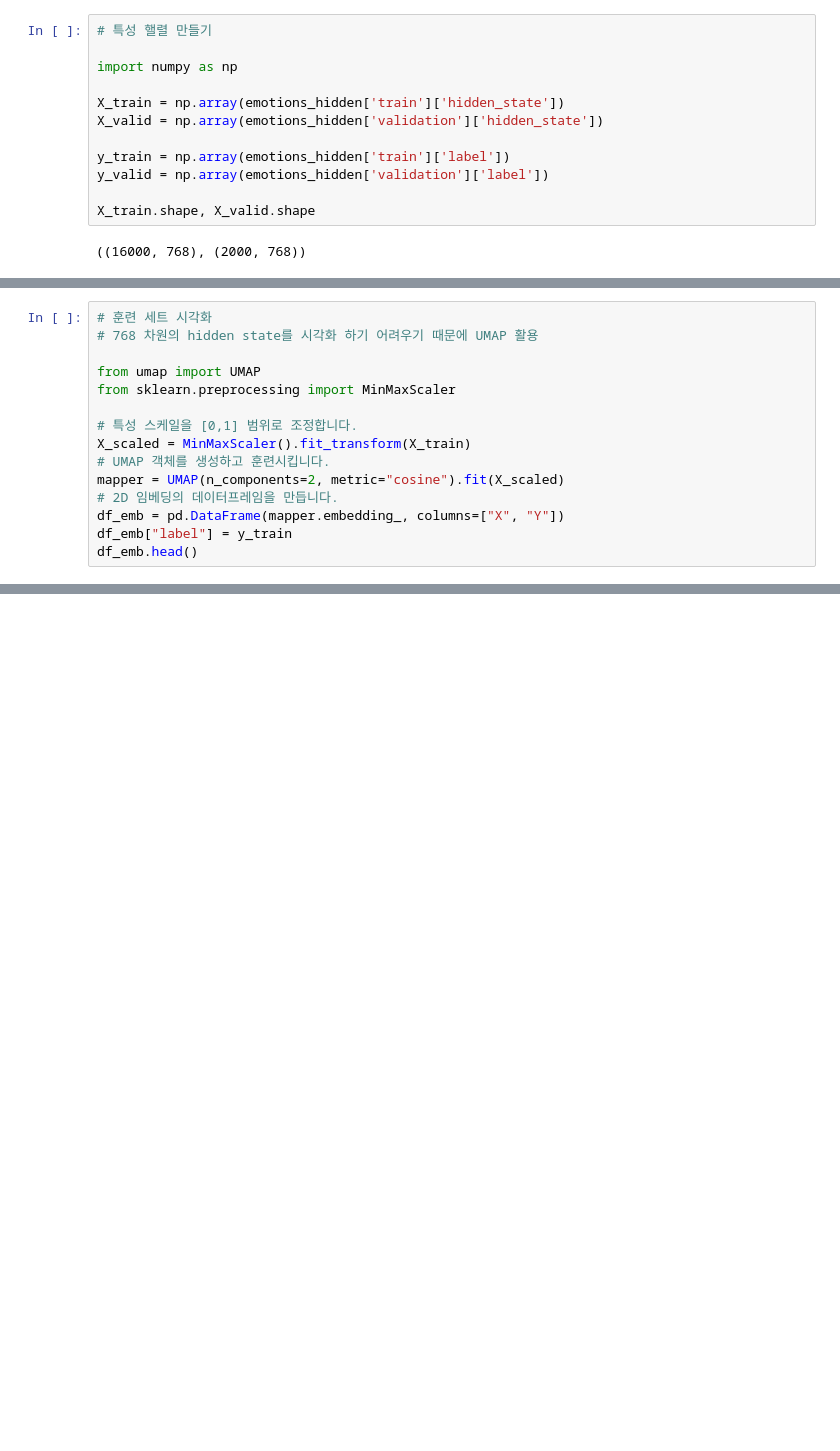
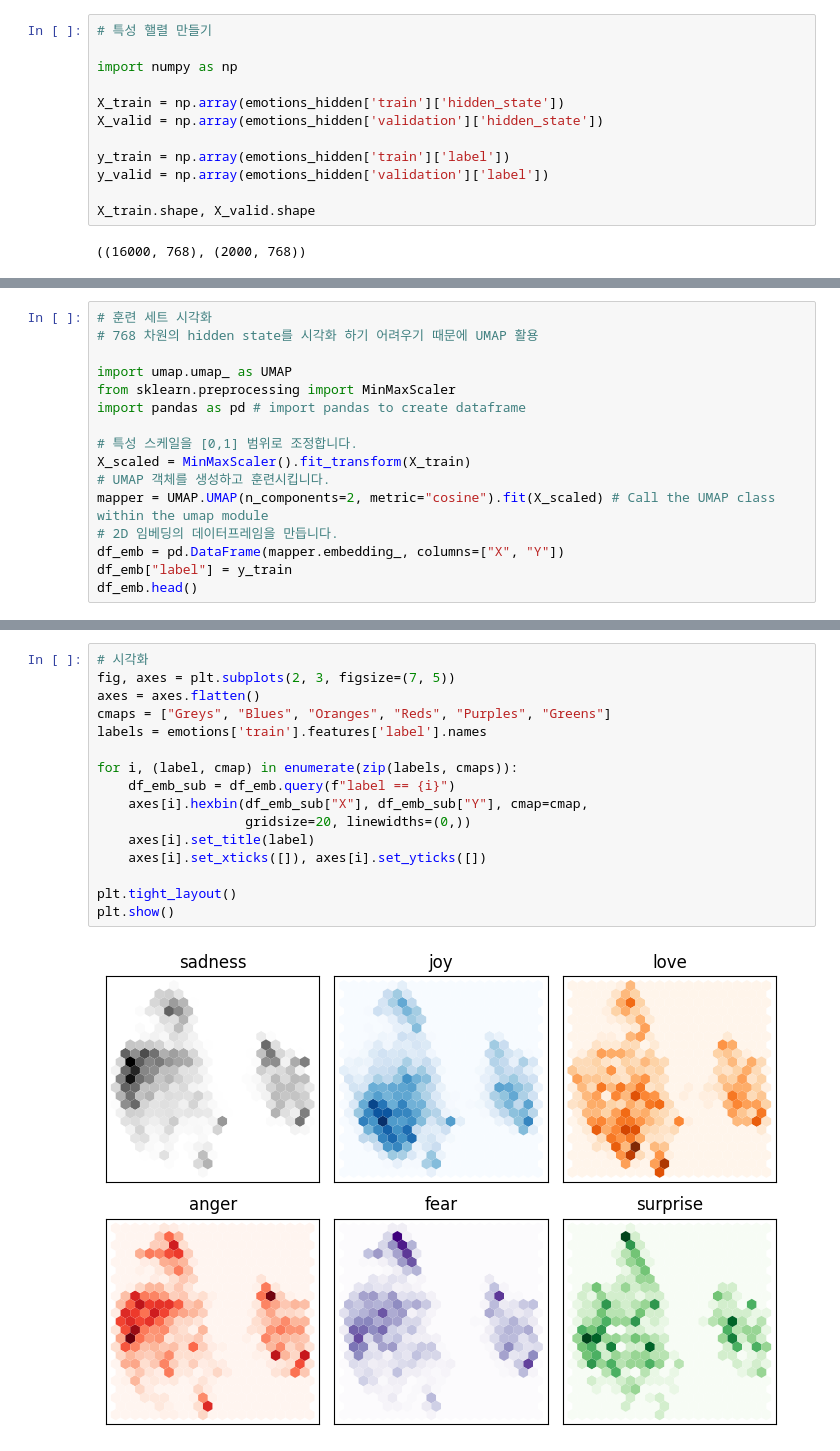
Before and after one commit to Patrick-KH-Y/Study, a Jupyter notebook: 2장_텍스트_분류.ipynb, the cells around one changed output, grey strips where cells are left out. Cells and saved outputs as stored; diff of their text form; blank space fills up the shorter version.

```diff
--- a/2장_텍스트_분류.ipynb
+++ b/2장_텍스트_분류.ipynb
@@ -490,13 +482,14 @@ Successfully installed pynndescent-0.5.12 umap-learn-0.5.6
 # 훈련 세트 시각화
 # 768 차원의 hidden state를 시각화 하기 어려우기 때문에 UMAP 활용
 
-from umap import UMAP
+import umap.umap_ as UMAP
 from sklearn.preprocessing import MinMaxScaler
+import pandas as pd # import pandas to create dataframe
 
 # 특성 스케일을 [0,1] 범위로 조정합니다.
 X_scaled = MinMaxScaler().fit_transform(X_train)
 # UMAP 객체를 생성하고 훈련시킵니다.
-mapper = UMAP(n_components=2, metric="cosine").fit(X_scaled)
+mapper = UMAP.UMAP(n_components=2, metric="cosine").fit(X_scaled) # Call the UMAP class within the umap module
 # 2D 임베딩의 데이터프레임을 만듭니다.
 df_emb = pd.DataFrame(mapper.embedding_, columns=["X", "Y"])
 df_emb["label"] = y_train
@@ -505,0 +504,18 @@ ImportError: cannot import name 'UMAP' from 'umap' (/usr/local/lib/python3.10/di
+# %%
+# 시각화
+fig, axes = plt.subplots(2, 3, figsize=(7, 5))
+axes = axes.flatten()
+cmaps = ["Greys", "Blues", "Oranges", "Reds", "Purples", "Greens"]
+labels = emotions['train'].features['label'].names
+
+for i, (label, cmap) in enumerate(zip(labels, cmaps)):
+    df_emb_sub = df_emb.query(f"label == {i}")
+    axes[i].hexbin(df_emb_sub["X"], df_emb_sub["Y"], cmap=cmap,
+                   gridsize=20, linewidths=(0,))
+    axes[i].set_title(label)
+    axes[i].set_xticks([]), axes[i].set_yticks([])
+
+plt.tight_layout()
+plt.show()
+# %% [output]
+[figure, added]
```
Also changed, not shown: parts of 36 cells of this notebook.
